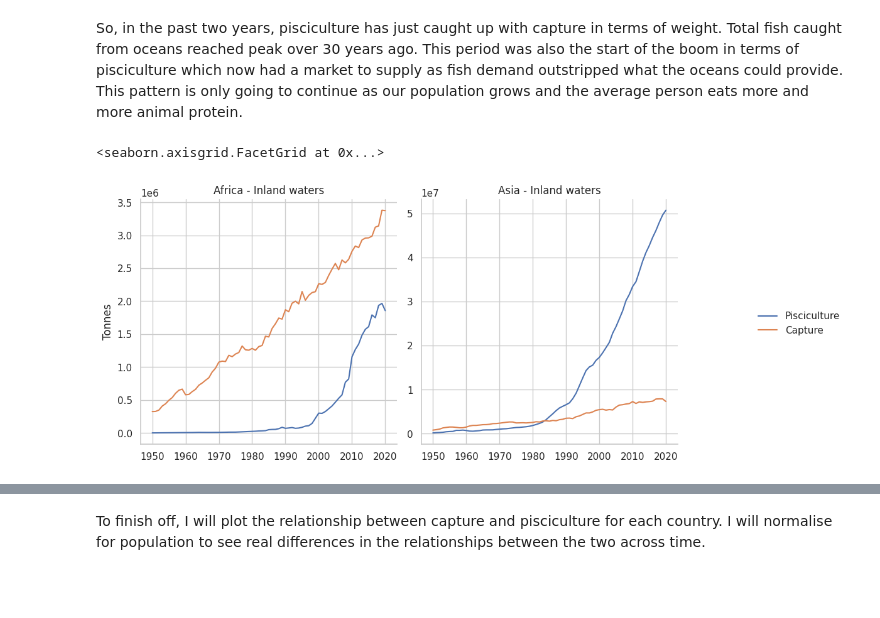
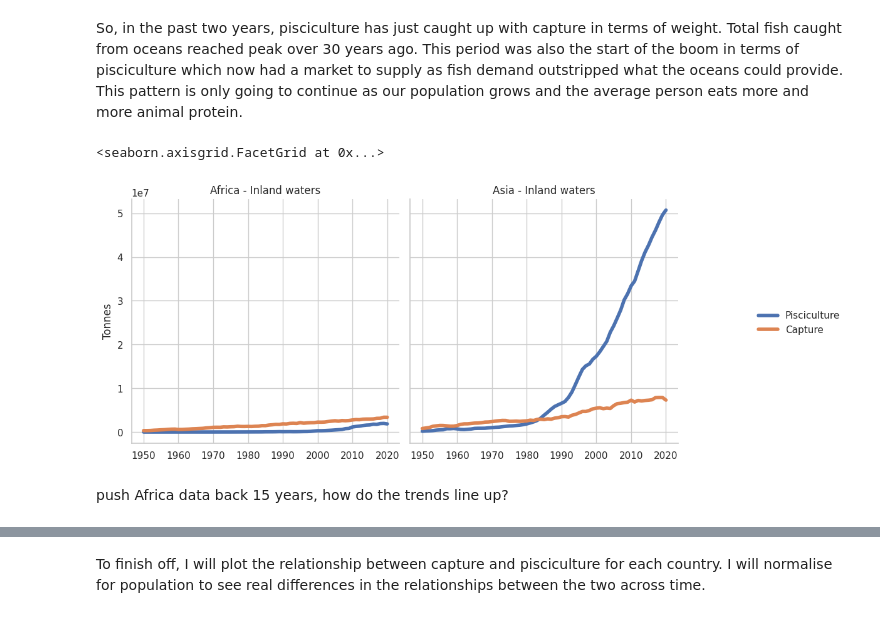
Before and after one commit to seenstevo/Pisciculture_EDA, a Jupyter notebook: src/notebooks/Compare_Capture_Aquaculture.ipynb, the cells around one changed output, grey strips where cells are left out. Saved outputs shown, nothing was run; the diff lists cells and outputs as text; code cells hidden in the pictures; blank space fills up the shorter version.

```diff
--- a/src/notebooks/Compare_Capture_Aquaculture.ipynb
+++ b/src/notebooks/Compare_Capture_Aquaculture.ipynb
@@ -9,7 +11,7 @@ os.chdir('/home/sean/Documentos/the_bridge_bootcamp/My_Workspaces/Fish_EDA/src')
 # %%
-aquaculture_quantity_value = pd.read_csv("./data/Aquaculture_Quantity_Code_Merged.csv",
+aquaculture_quantity_value = pd.read_csv("../data/Aquaculture_Quantity_Code_Merged.csv",
                                          usecols = ['PERIOD', 'Quantity', 'Country', 'WaterArea', 'Species', 'Scientific_Name'])
-capture_quantity_value = pd.read_csv("./data/Capture_Quantity_Code_Merged.csv",
+capture_quantity_value = pd.read_csv("../data/Capture_Quantity_Code_Merged.csv",
                                      usecols = ['PERIOD', 'Quantity', 'Country', 'WaterArea', 'Species', 'Scientific_Name', 'Measure_Unit_Quantity'])
 # %%
 aquaculture_quantity_value.rename(columns = {'Quantity': 'Quantity_Aquaculture'}, inplace = True)
@@ -170,10 +185,13 @@ total_capture_aquaculture_melt.head()
 | 4 | 1954 | Quantity_Aquaculture | 1036474.0 |
 # %%
 sns.set_theme(style = "whitegrid")
-g = sns.lineplot(total_capture_aquaculture_melt, x = 'PERIOD', y = 'Tonnes', hue = 'variable')
+g = sns.lineplot(total_capture_aquaculture_melt, x = 'PERIOD', y = total_capture_aquaculture_melt['Tonnes']/1000000, hue = 'variable')
 g.legend_.set_title("")
 new_labels = ['Pisciculture', 'Capture']
 for t, l in zip(g.legend_.texts, new_labels):
     t.set_text(l)
-g.set(xlabel=None)
+g.set(xlabel = None,
+      ylabel = "Millions of Tonnes",
+      title = "Global Fish Weight from Capture and Pisciculture (1950-2020)")
+plt.ticklabel_format(style='plain', axis='y')
 # %% [output]
@@ -199,15 +219,18 @@ total_capture_aquaculture_inland = pd.melt(total_capture_aquaculture_inland, id_
                                            value_name = "Tonnes")
 # %%
 sns.set_theme(style = "whitegrid")
-g = sns.FacetGrid(total_capture_aquaculture_inland, col = "WaterArea", hue = 'variable', sharey = False, height = 5, margin_titles=True)
+g = sns.FacetGrid(total_capture_aquaculture_inland, col = "WaterArea",
+                  hue = 'variable', sharey = True, height = 5, margin_titles=True)
 g.set_titles(col_template = '{col_name}')
-g.map(sns.lineplot, 'PERIOD', 'Tonnes')
+g.map(sns.lineplot, 'PERIOD', 'Tonnes', linewidth = 4)
 g.add_legend()
 g._legend.set_title("")
 new_labels = ['Pisciculture', 'Capture']
 for t, l in zip(g._legend.texts, new_labels):
     t.set_text(l)
 g.set(xlabel=None)
 # %% [output]
 <seaborn.axisgrid.FacetGrid at 0x...>
-[figure, old version]
+[figure, new version]
+# %% [markdown]
+push Africa data back 15 years, how do the trends line up?
```
Also changed, not shown: parts of 9 cells of this notebook, 2 other files.
